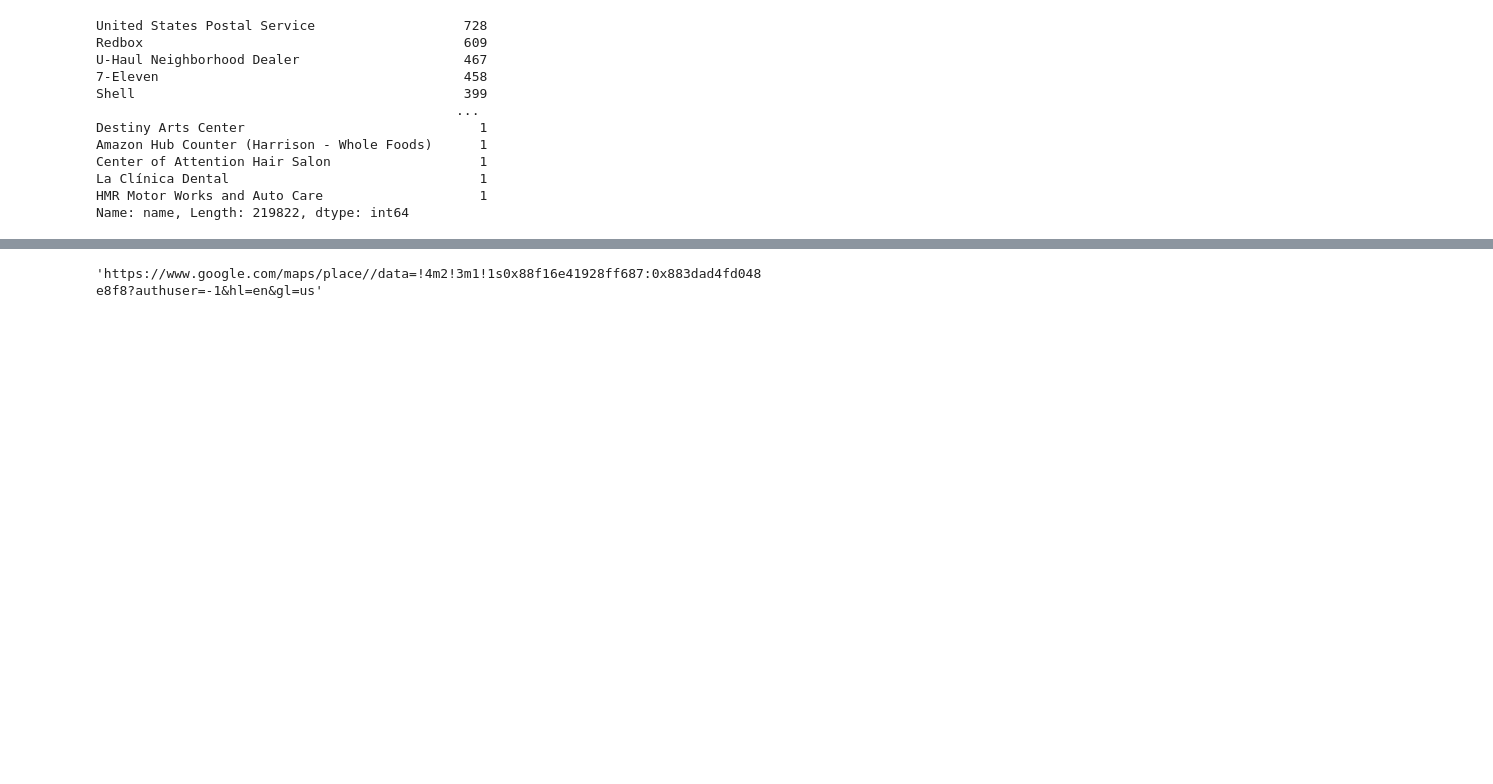
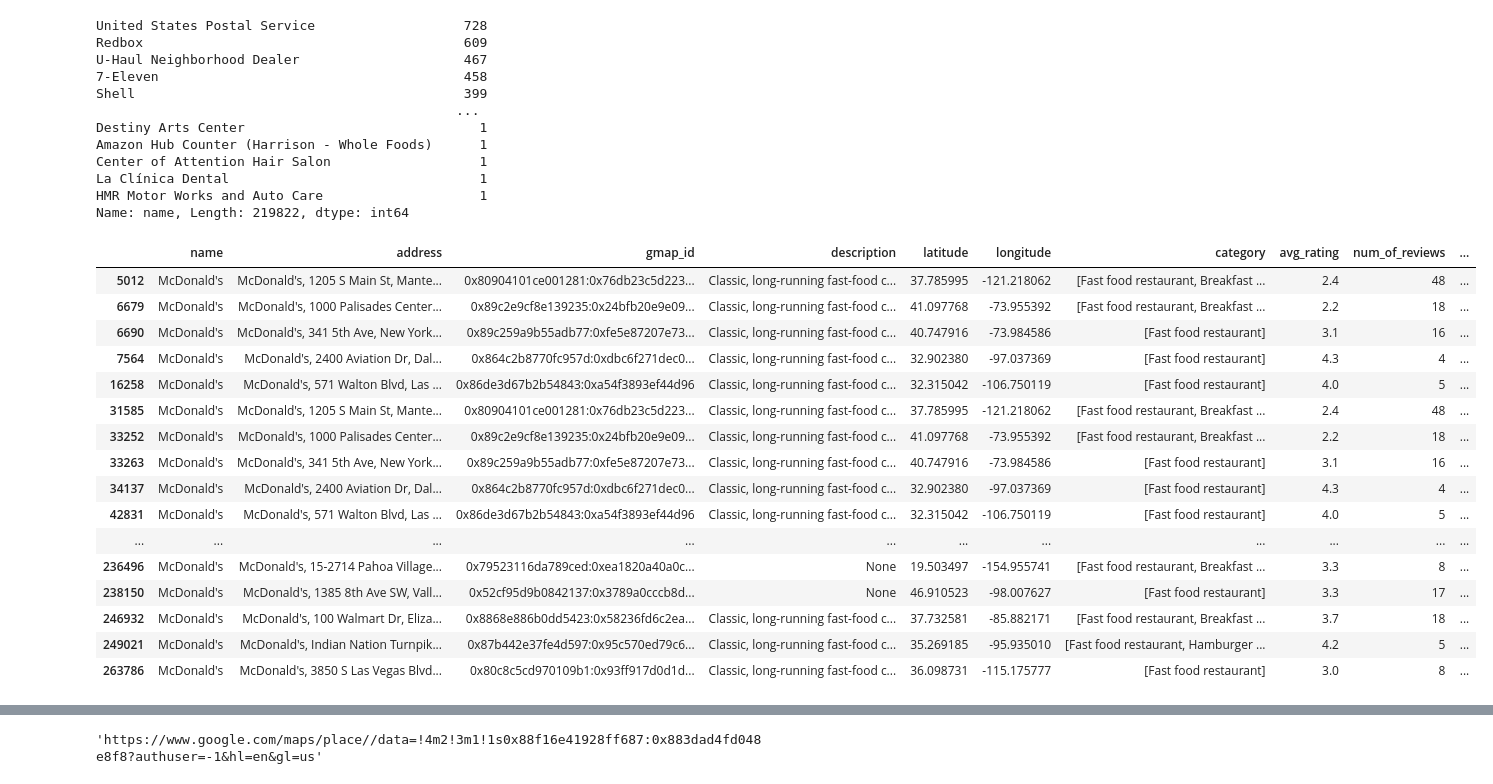
Before and after one commit to Datalogia/PG_12, a Jupyter notebook: etl__Proyecto_final.ipynb, the cells around one changed output, grey strips where cells are left out. Saved outputs shown, nothing was run; the diff lists cells and outputs as text; code cells hidden in the pictures; blank space fills up the shorter version.

```diff
--- a/etl__Proyecto_final.ipynb
+++ b/etl__Proyecto_final.ipynb
@@ -76,0 +98,20 @@ Name: name, Length: 219822, dtype: int64
+# %%
+df_metdata[df_metdata['name']=="McDonald's"]
+# %% [output]
+|  | name | address | gmap_id | description | latitude | longitude | category | avg_rating | num_of_reviews | ... |
+| 5012 | McDonald's | McDonald's, 1205 S Main St, Mante... | 0x80904101ce001281:0x76db23c5d223... | Classic, long-running fast-food c... | 37.785995 | -121.218062 | [Fast food restaurant, Breakfast ... | 2.4 | 48 | ... |
+| 6679 | McDonald's | McDonald's, 1000 Palisades Center... | 0x89c2e9cf8e139235:0x24bfb20e9e09... | Classic, long-running fast-food c... | 41.097768 | -73.955392 | [Fast food restaurant, Breakfast ... | 2.2 | 18 | ... |
+| 6690 | McDonald's | McDonald's, 341 5th Ave, New York... | 0x89c259a9b55adb77:0xfe5e87207e73... | Classic, long-running fast-food c... | 40.747916 | -73.984586 | [Fast food restaurant] | 3.1 | 16 | ... |
+| 7564 | McDonald's | McDonald's, 2400 Aviation Dr, Dal... | 0x864c2b8770fc957d:0xdbc6f271dec0... | Classic, long-running fast-food c... | 32.902380 | -97.037369 | [Fast food restaurant] | 4.3 | 4 | ... |
+| 16258 | McDonald's | McDonald's, 571 Walton Blvd, Las ... | 0x86de3d67b2b54843:0xa54f3893ef44d96 | Classic, long-running fast-food c... | 32.315042 | -106.750119 | [Fast food restaurant] | 4.0 | 5 | ... |
+| 31585 | McDonald's | McDonald's, 1205 S Main St, Mante... | 0x80904101ce001281:0x76db23c5d223... | Classic, long-running fast-food c... | 37.785995 | -121.218062 | [Fast food restaurant, Breakfast ... | 2.4 | 48 | ... |
+| 33252 | McDonald's | McDonald's, 1000 Palisades Center... | 0x89c2e9cf8e139235:0x24bfb20e9e09... | Classic, long-running fast-food c... | 41.097768 | -73.955392 | [Fast food restaurant, Breakfast ... | 2.2 | 18 | ... |
+| 33263 | McDonald's | McDonald's, 341 5th Ave, New York... | 0x89c259a9b55adb77:0xfe5e87207e73... | Classic, long-running fast-food c... | 40.747916 | -73.984586 | [Fast food restaurant] | 3.1 | 16 | ... |
+| 34137 | McDonald's | McDonald's, 2400 Aviation Dr, Dal... | 0x864c2b8770fc957d:0xdbc6f271dec0... | Classic, long-running fast-food c... | 32.902380 | -97.037369 | [Fast food restaurant] | 4.3 | 4 | ... |
+| 42831 | McDonald's | McDonald's, 571 Walton Blvd, Las ... | 0x86de3d67b2b54843:0xa54f3893ef44d96 | Classic, long-running fast-food c... | 32.315042 | -106.750119 | [Fast food restaurant] | 4.0 | 5 | ... |
+| ... | ... | ... | ... | ... | ... | ... | ... | ... | ... | ... |
+| 236496 | McDonald's | McDonald's, 15-2714 Pahoa Village... | 0x79523116da789ced:0xea1820a40a0c... | None | 19.503497 | -154.955741 | [Fast food restaurant, Breakfast ... | 3.3 | 8 | ... |
+| 238150 | McDonald's | McDonald's, 1385 8th Ave SW, Vall... | 0x52cf95d9b0842137:0x3789a0cccb8d... | None | 46.910523 | -98.007627 | [Fast food restaurant] | 3.3 | 17 | ... |
+| 246932 | McDonald's | McDonald's, 100 Walmart Dr, Eliza... | 0x8868e886b0dd5423:0x58236fd6c2ea... | Classic, long-running fast-food c... | 37.732581 | -85.882171 | [Fast food restaurant, Breakfast ... | 3.7 | 18 | ... |
+| 249021 | McDonald's | McDonald's, Indian Nation Turnpik... | 0x87b442e37fe4d597:0x95c570ed79c6... | Classic, long-running fast-food c... | 35.269185 | -95.935010 | [Fast food restaurant, Hamburger ... | 4.2 | 5 | ... |
+| 263786 | McDonald's | McDonald's, 3850 S Las Vegas Blvd... | 0x80c8c5cd970109b1:0x93ff917d0d1d... | Classic, long-running fast-food c... | 36.098731 | -115.175777 | [Fast food restaurant] | 3.0 | 8 | ... |
```
Also changed, not shown: parts of 11 cells of this notebook.
